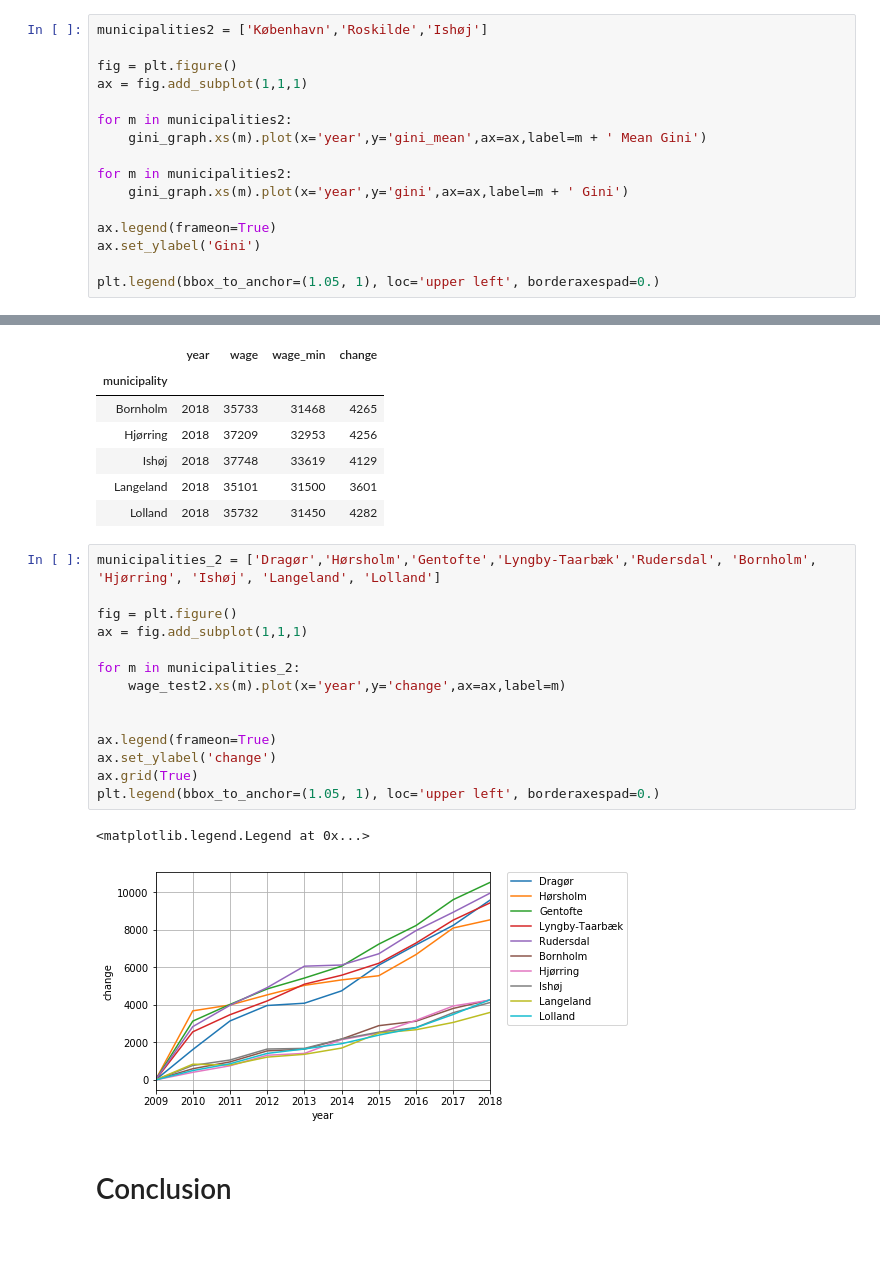
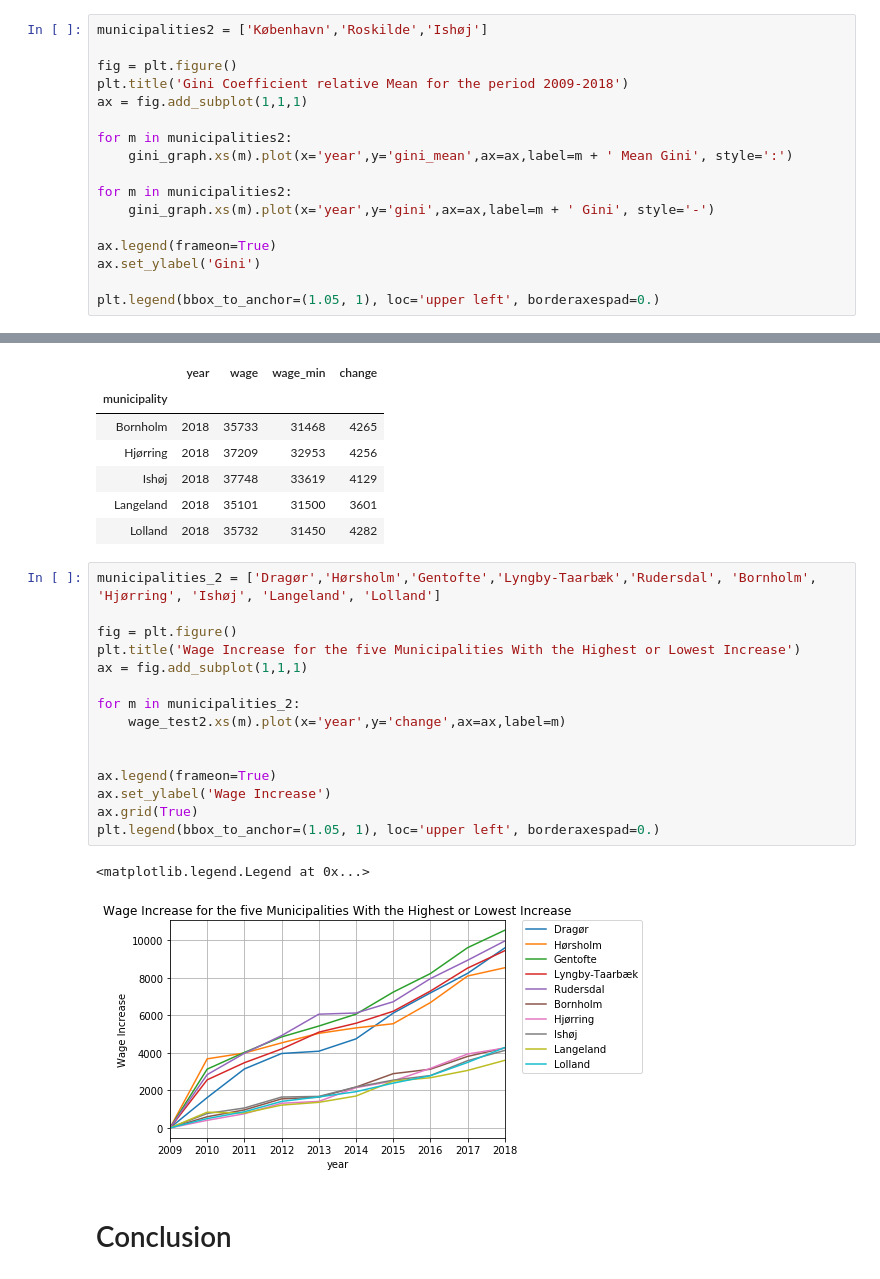
Before and after one commit to NumEconCopenhagen/projects-2020-tobiasharald, a Jupyter notebook: dataproject/dataproject.ipynb, the cells around one changed output, grey strips where cells are left out. Cells and saved outputs as stored; diff of their text form; blank space fills up the shorter version.

```diff
--- a/dataproject/dataproject.ipynb
+++ b/dataproject/dataproject.ipynb
@@ -357,13 +334,14 @@ gini_graph.xs('Gentofte')
 municipalities2 = ['København','Roskilde','Ishøj']
 
 fig = plt.figure()
+plt.title('Gini Coefficient relative Mean for the period 2009-2018')
 ax = fig.add_subplot(1,1,1)
 
 for m in municipalities2:
-    gini_graph.xs(m).plot(x='year',y='gini_mean',ax=ax,label=m + ' Mean Gini')
+    gini_graph.xs(m).plot(x='year',y='gini_mean',ax=ax,label=m + ' Mean Gini', style=':')
 
 for m in municipalities2:
-    gini_graph.xs(m).plot(x='year',y='gini',ax=ax,label=m + ' Gini')
+    gini_graph.xs(m).plot(x='year',y='gini',ax=ax,label=m + ' Gini', style='-')
 
 ax.legend(frameon=True)
 ax.set_ylabel('Gini')
@@ -438,20 +416,21 @@ wage_change_small.head(10)
 # %%
 municipalities_2 = ['Dragør','Hørsholm','Gentofte','Lyngby-Taarbæk','Rudersdal', 'Bornholm', 'Hjørring', 'Ishøj', 'Langeland', 'Lolland']
 
 fig = plt.figure()
+plt.title('Wage Increase for the five Municipalities With the Highest or Lowest Increase')
 ax = fig.add_subplot(1,1,1)
 
 for m in municipalities_2:
     wage_test2.xs(m).plot(x='year',y='change',ax=ax,label=m)
 
 
 ax.legend(frameon=True)
-ax.set_ylabel('change')
+ax.set_ylabel('Wage Increase')
 ax.grid(True)
 plt.legend(bbox_to_anchor=(1.05, 1), loc='upper left', borderaxespad=0.)
 # %% [output]
 <matplotlib.legend.Legend at 0x...>
-[figure, old version]
+[figure, new version]
 # %% [markdown]
 # Conclusion
 # %% [markdown]
```
Also changed, not shown: parts of 11 cells of this notebook.
